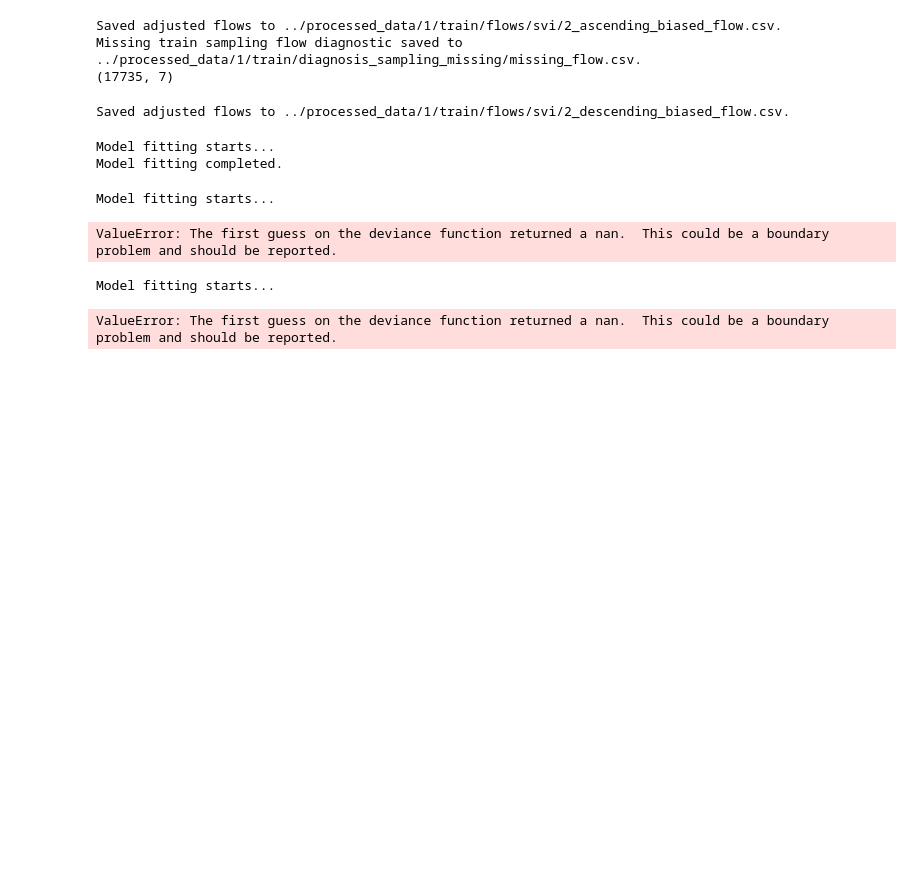
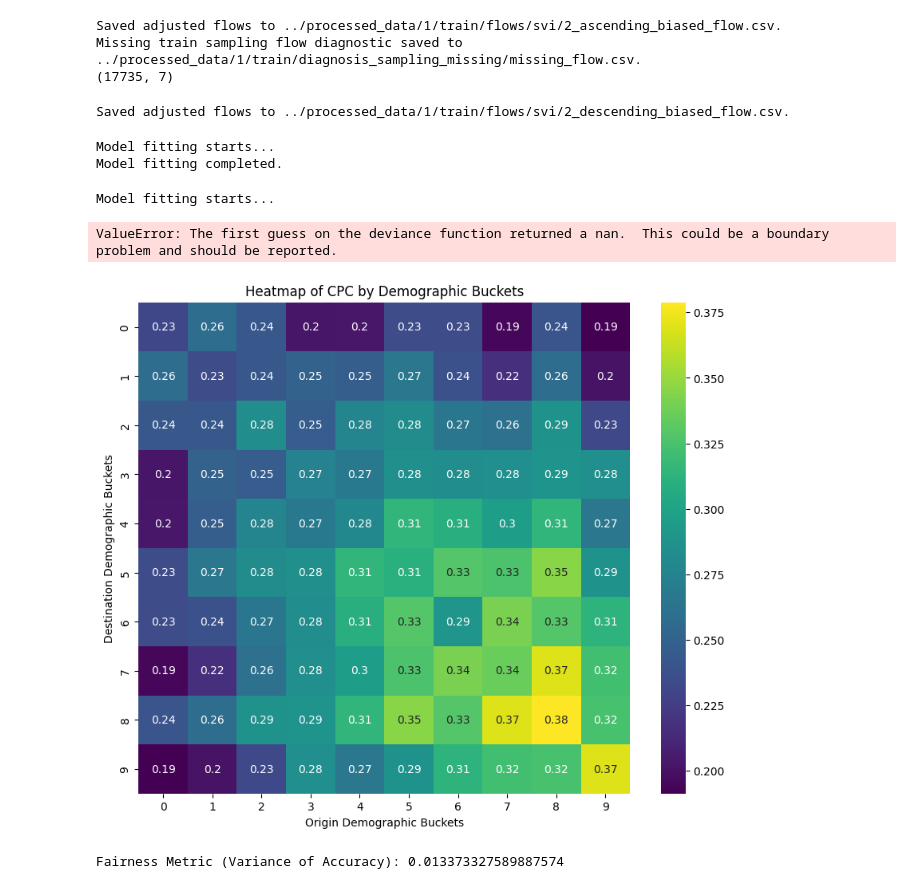
Before and after one commit to DSSG24-CF-Fairness/crowdflow-fairness, a Jupyter notebook: analysis/demo.ipynb, the cells around one changed output. Drawn from its saved outputs; the diff is of its cells as text; code cells hidden in the pictures; blank space fills up the shorter version.

Commit message:
initial successful run with evaluation results

```diff
--- a/analysis/demo.ipynb
+++ b/analysis/demo.ipynb
@@ -86,18 +86,6 @@ gravity_0 = grav_Model(tessellation_train, tessellation_test, '../processed_data
 # %% [output]
 Model fitting starts...
 Model fitting completed.
-# %%
-# TESTTESTTEST also delete processed_data/1/train/flows/svi/testtest.csv
-import pandas as pd
-testtest = pd.read_csv('../processed_data/1/train/flows/svi/1_descending_biased_flow.csv')
-testtest['flow'] = np.ceil(testtest['flow'])
-testtest.to_csv('../processed_data/1/train/flows/svi/testtest.csv', index=False)
-
-
-gravity_test = grav_Model(tessellation_train, tessellation_test, '../processed_data/1/train/flows/svi/testtest.csv', '../processed_data/1/test/flows/test_flow.csv', 'gravity_singly_constrained', 'flows')
-# %% [output]
-Model fitting starts...
-ValueError: The first guess on the deviance function returned a nan.  This could be a boundary  problem and should be reported.
 # %%
 # TODO:
 gravity_1 = grav_Model(tessellation_train, tessellation_test, '../processed_data/1/train/flows/svi/1_ascending_biased_flow.csv', '../processed_data/1/test/flows/test_flow.csv', 'gravity_singly_constrained', 'flows')
@@ -110,3 +98,19 @@ gravity_2 = grav_Model(tessellation_train, tessellation_test, '../processed_data
 gravity_3 = grav_Model(tessellation_train, tessellation_test, '../processed_data/1/train/flows/svi/2_ascending_biased_flow.csv', '../processed_data/1/test/flows/test_flow.csv', 'gravity_singly_constrained', 'flows')
 # %%
 gravity_4 = grav_Model(tessellation_train, tessellation_test, '../processed_data/1/train/flows/svi/2_descending_biased_flow.csv', '../processed_data/1/test/flows/test_flow.csv', 'gravity_singly_constrained', 'flows')
+# %%
+import sys
+import os
+sys.path.append(os.path.abspath('../evaluation'))
+from eval import FlowEvaluator
+
+flows_path = '../processed_data/1/test/flows/test_flow.csv'
+generated_flows_path = '../outputs/1/synthetic_data/synthetic_gravity_singly_constrained_flows.csv' # TODO change accordingly
+demographics_path = '../data/WA/demographics.csv'
+demographic_column = 'svi'
+evaluator = FlowEvaluator(flows_path, generated_flows_path, demographics_path)
+fairness = evaluator.evaluate_fairness(accuracy_metric='CPC', variance_metric='kl_divergence', demographic_column=demographic_column)
+print(f'Fairness Metric (Variance of Accuracy): {fairness}')
+# %% [output]
+[figure, added]
+Fairness Metric (Variance of Accuracy): 0.013373327589887574
```
Also changed, not shown: 13 other files.
